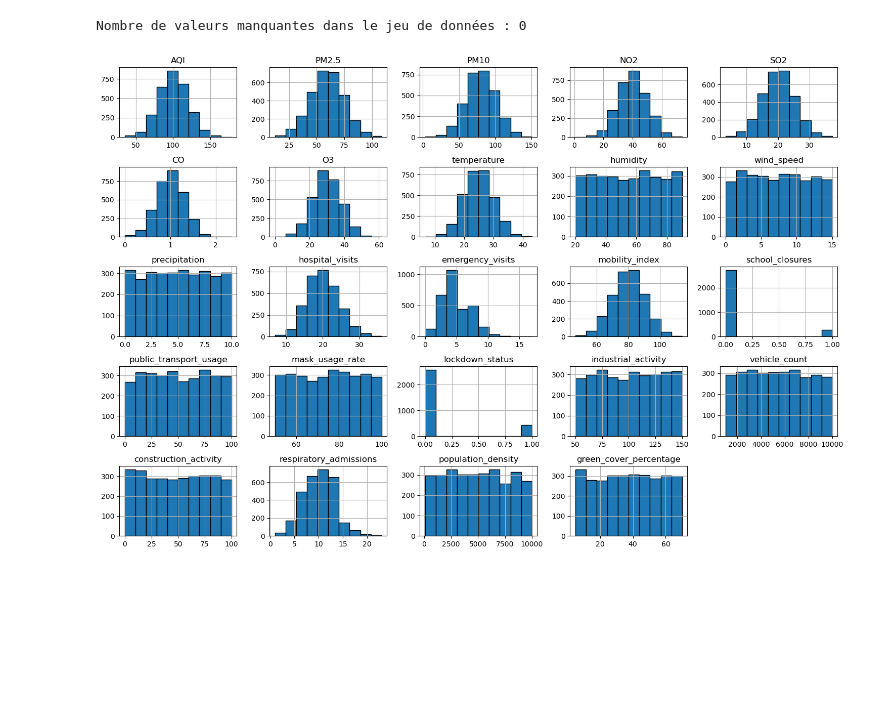
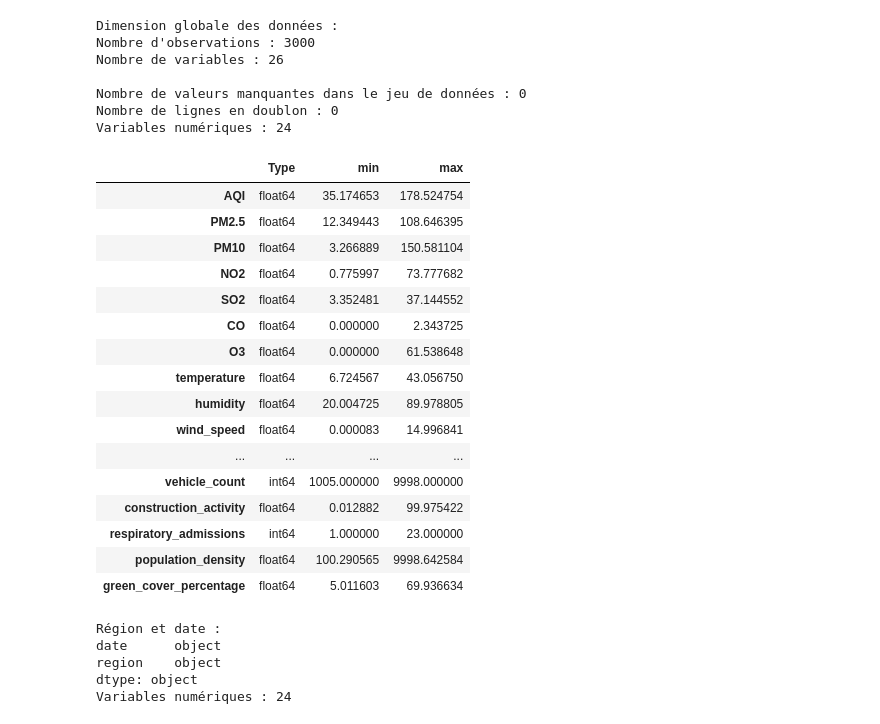
Before and after one commit to AnnaGrn/Projet_Diabetes, a Jupyter notebook: Projet qualité de l'air.ipynb, the cells around one changed output. Cells and saved outputs as stored; diff of their text form; code cells hidden in the pictures; blank space fills up the shorter version.

```diff
--- a/Projet qualité de l'air.ipynb
+++ b/Projet qualité de l'air.ipynb
@@ -4,13 +27,56 @@ import pandas as pd
 # %%
-df = pd.read_csv('data/air_quality_health_dataset.csv', encoding='utf-8')
+# Structure globale des données
+nb_observations, nb_variables = df.shape
+print("Dimension globale des données :")
+print("Nombre d'observations :", nb_observations)
+print("Nombre de variables :", nb_variables, "\n")
 
 # Vérification des valeurs manquantes
 valeurs_manquantes = df.isna().sum().sum()
 print("Nombre de valeurs manquantes dans le jeu de données :", valeurs_manquantes)
 
-df.hist(edgecolor="black", figsize=(15, 10))
-plt.tight_layout()
-plt.show()
+# Doublons
+doublons = df[df.duplicated(keep=False)]
+print("Nombre de lignes en doublon :", df.duplicated().sum())
+
+# Affichage du type, des valeurs minimales et maximales de chaque variable
+variables_numeriques = df.select_dtypes(include="number")
+
+tableau = variables_numeriques.agg(["min", "max"]).T
+tableau.insert(0, "Type", variables_numeriques.dtypes.astype(str))
+print("Variables numériques :", variables_numeriques.shape[1])
+display(tableau)
+
+print("Région et date :")
+print(df.select_dtypes(exclude="number").dtypes)
+print("Variables numériques :", df.select_dtypes(include="number").shape[1])
 # %% [output]
+Dimension globale des données :
+Nombre d'observations : 3000
+Nombre de variables : 26
+
 Nombre de valeurs manquantes dans le jeu de données : 0
+Nombre de lignes en doublon : 0
+Variables numériques : 24
-[figure, removed]
+|  | Type | min | max |
+| AQI | float64 | 35.174653 | 178.524754 |
+| PM2.5 | float64 | 12.349443 | 108.646395 |
+| PM10 | float64 | 3.266889 | 150.581104 |
+| NO2 | float64 | 0.775997 | 73.777682 |
+| SO2 | float64 | 3.352481 | 37.144552 |
+| CO | float64 | 0.000000 | 2.343725 |
+| O3 | float64 | 0.000000 | 61.538648 |
+| temperature | float64 | 6.724567 | 43.056750 |
+| humidity | float64 | 20.004725 | 89.978805 |
+| wind_speed | float64 | 0.000083 | 14.996841 |
+| ... | ... | ... | ... |
+| vehicle_count | int64 | 1005.000000 | 9998.000000 |
+| construction_activity | float64 | 0.012882 | 99.975422 |
+| respiratory_admissions | int64 | 1.000000 | 23.000000 |
+| population_density | float64 | 100.290565 | 9998.642584 |
+| green_cover_percentage | float64 | 5.011603 | 69.936634 |
+Région et date :
+date      object
+region    object
+dtype: object
+Variables numériques : 24
```
Also changed, not shown: parts of 21 cells of this notebook.
